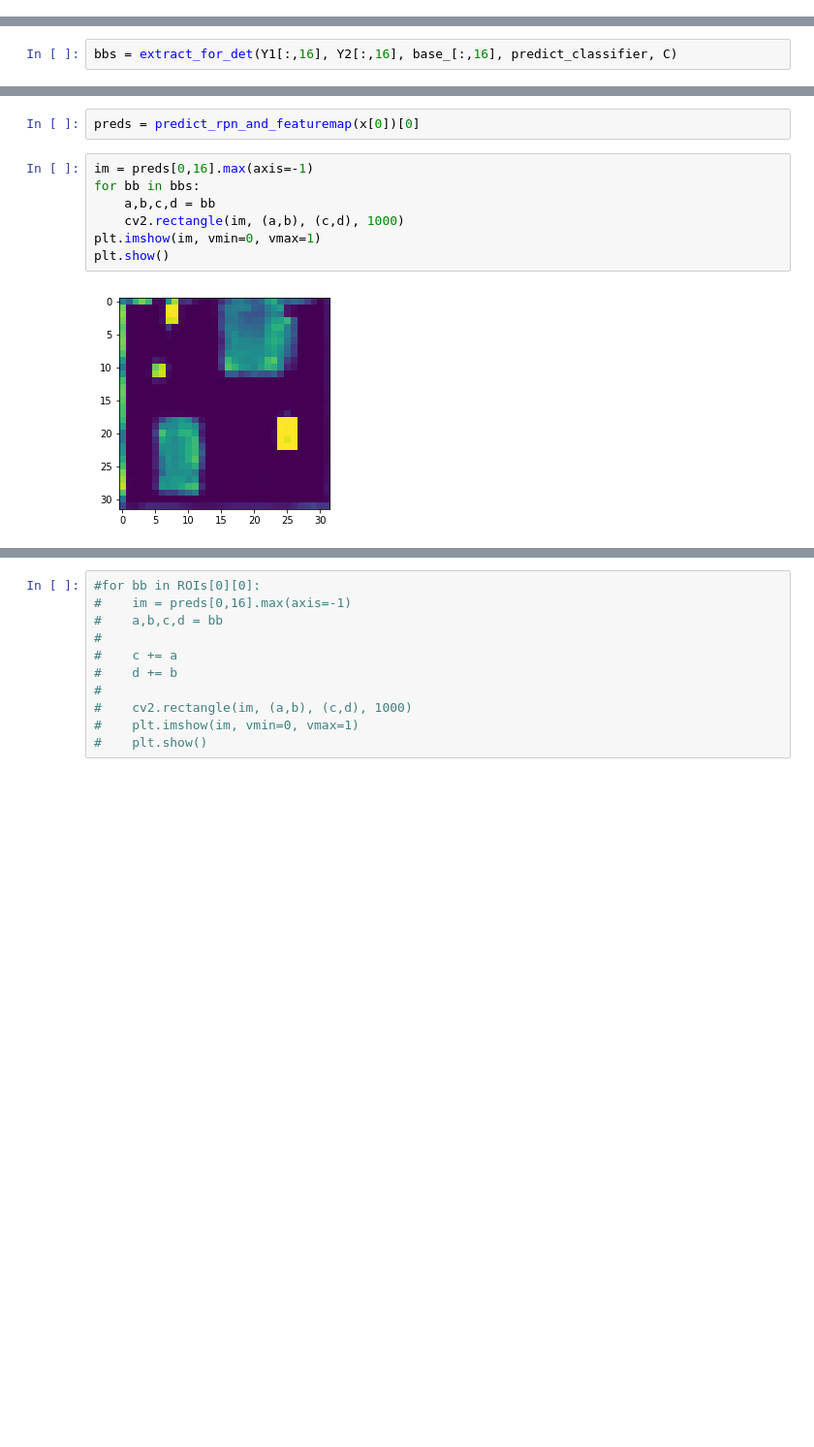
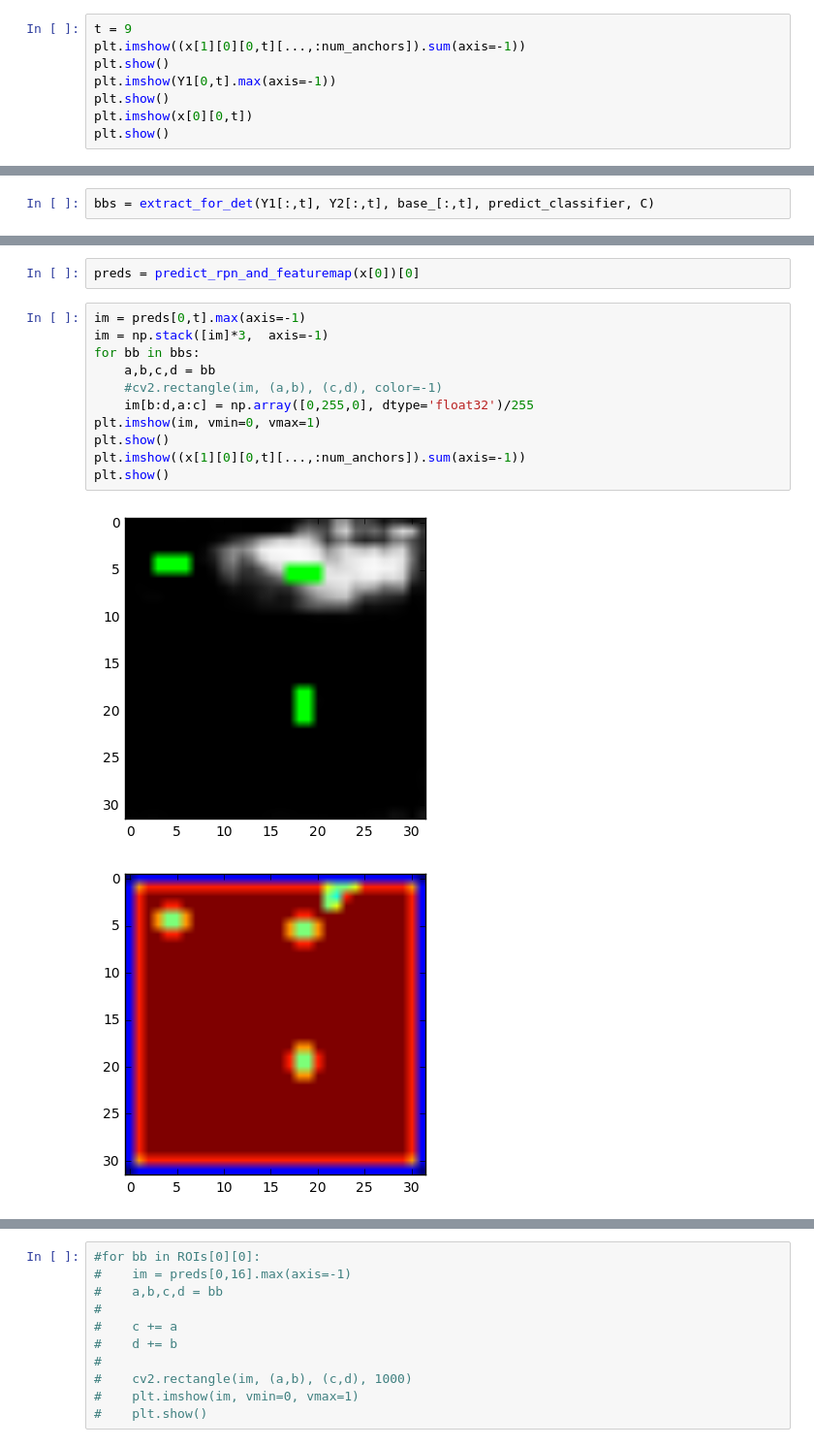
Before and after one commit to npetrenko/recurrent_frcnn, a Jupyter notebook: test_rpn_det.ipynb, the cells around one changed output, grey strips where cells are left out. Shown at 97% size. Drawn from its saved outputs; the diff is of its cells as text; blank space fills up the shorter version.

```diff
--- a/test_rpn_det.ipynb
+++ b/test_rpn_det.ipynb
@@ -101,0 +97,8 @@ plt.show()
+# %%
+t = 9
+plt.imshow((x[1][0][0,t][...,:num_anchors]).sum(axis=-1))
+plt.show()
+plt.imshow(Y1[0,t].max(axis=-1))
+plt.show()
+plt.imshow(x[0][0,t])
+plt.show()
@@ -102,5 +109,5 @@ plt.show()
 # %%
-bbs = extract_for_det(Y1[:,16], Y2[:,16], base_[:,16], predict_classifier, C)
+bbs = extract_for_det(Y1[:,t], Y2[:,t], base_[:,t], predict_classifier, C)
 # %%
 bbs
 # %% [output]
@@ -108,11 +115,16 @@ bbs
 # %%
 preds = predict_rpn_and_featuremap(x[0])[0]
 # %%
-im = preds[0,16].max(axis=-1)
+im = preds[0,t].max(axis=-1)
+im = np.stack([im]*3,  axis=-1)
 for bb in bbs:
     a,b,c,d = bb
-    cv2.rectangle(im, (a,b), (c,d), 1000)
+    #cv2.rectangle(im, (a,b), (c,d), color=-1)
+    im[b:d,a:c] = np.array([0,255,0], dtype='float32')/255
 plt.imshow(im, vmin=0, vmax=1)
 plt.show()
+plt.imshow((x[1][0][0,t][...,:num_anchors]).sum(axis=-1))
+plt.show()
 # %% [output]
-[figure, old version]
+[figure, new version]
+[figure, added]
```
Also changed, not shown: parts of 8 cells of this notebook, 4 other files.
